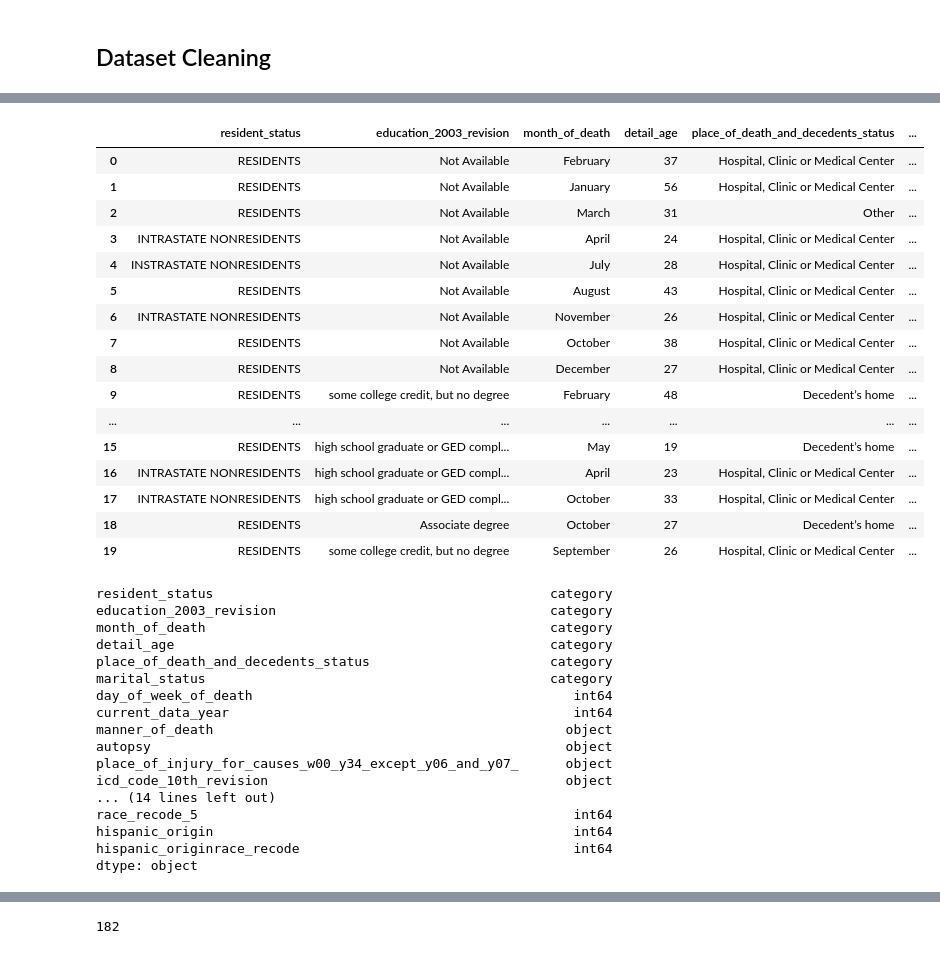
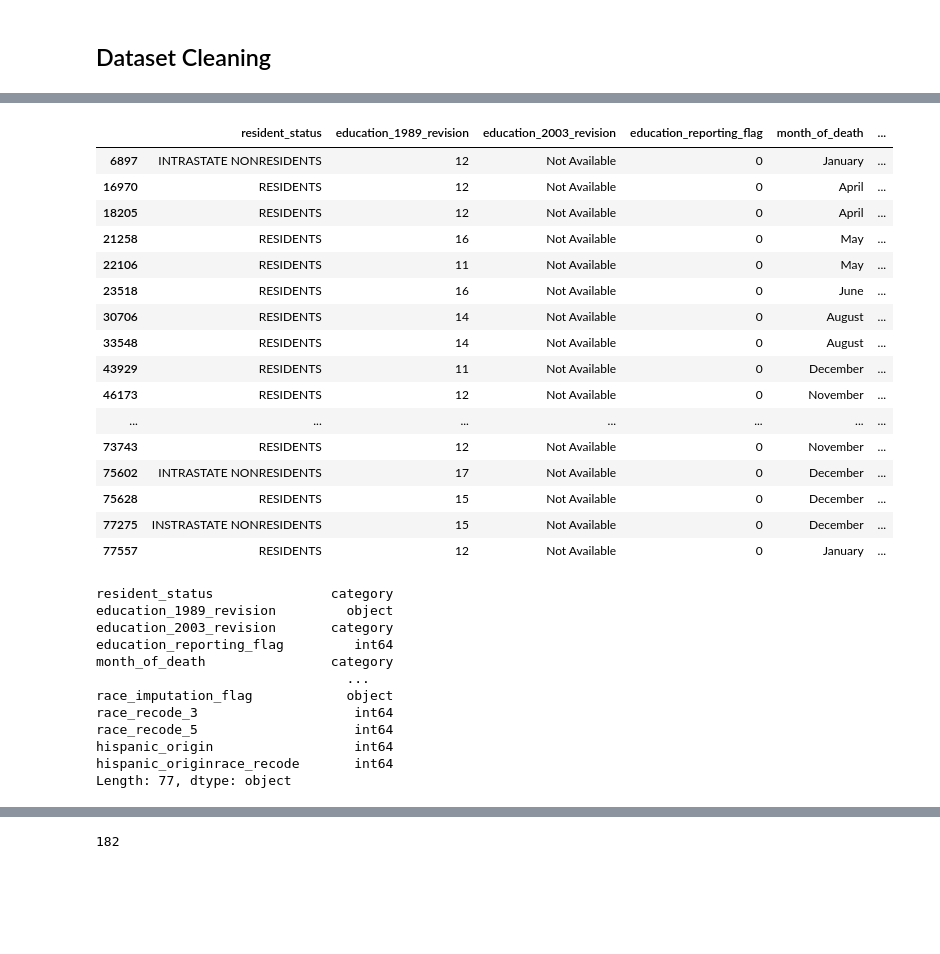
Before and after one commit to andrezafeu/maternal_mortality, a Jupyter notebook: maternal_mortality_in_the_usa.ipynb, the cells around one changed output, grey strips where cells are left out. Saved outputs shown, nothing was run; the diff lists cells and outputs as text; code cells hidden in the pictures; blank space fills up the shorter version.

```diff
--- a/maternal_mortality_in_the_usa.ipynb
+++ b/maternal_mortality_in_the_usa.ipynb
@@ -289,5 +209,5 @@ df_cleaned["resident_status"] = df_cleaned["resident_status"].replace(resident_s
 # %%
-df_cleaned["marital_status"] = df_cleaned["marital_status"].replace(marital_status_dict).astype('category')
+df["marital_status"] = df["marital_status"].replace(marital_status_dict).astype('category')
 # %%
 #number_of_entity_axis_conditions, entity_condition_1, entity_condition_2 are not present
 
@@ -352,6 +249,6 @@ _39_cause_recode_dict = {
     32 : "Pregnancy, childbirth and the puerperium",
     33 : "Certain conditions originating in the perinatal period"}
 # %%
-df_cleaned["358_cause_recode"] = df_cleaned["358_cause_recode"].replace(_358_cause_recode_dict).astype('category')
+df["358_cause_recode"] = df["358_cause_recode"].replace(_358_cause_recode_dict).astype('category')
 # %%
-df_cleaned["113_cause_recode"] = df_cleaned["113_cause_recode"].replace(_113_cause_recode_dict).astype('category')
+df["113_cause_recode"] = df["113_cause_recode"].replace(_113_cause_recode_dict).astype('category')
@@ -360,45 +255,40 @@ df_cleaned["130_infant_cause_recode"] = df_cleaned["130_infant_cause_recode"].re
 # %%
-df_cleaned["39_cause_recode"] = df_cleaned["39_cause_recode"].replace(_39_cause_recode_dict).astype('category')
+df["39_cause_recode"] = df["39_cause_recode"].replace(_39_cause_recode_dict).astype('category')
 # %%
-df_cleaned.head(20)
+df.head(20)
 # %% [output]
-|  | resident_status | education_2003_revision | month_of_death | detail_age | place_of_death_and_decedents_status | ... |
-| 0 | RESIDENTS | Not Available | February | 37 | Hospital, Clinic or Medical Center | ... |
-| 1 | RESIDENTS | Not Available | January | 56 | Hospital, Clinic or Medical Center | ... |
-| 2 | RESIDENTS | Not Available | March | 31 | Other | ... |
-| 3 | INTRASTATE NONRESIDENTS | Not Available | April | 24 | Hospital, Clinic or Medical Center | ... |
-| 4 | INSTRASTATE NONRESIDENTS | Not Available | July | 28 | Hospital, Clinic or Medical Center | ... |
-| 5 | RESIDENTS | Not Available | August | 43 | Hospital, Clinic or Medical Center | ... |
-| 6 | INTRASTATE NONRESIDENTS | Not Available | November | 26 | Hospital, Clinic or Medical Center | ... |
-| 7 | RESIDENTS | Not Available | October | 38 | Hospital, Clinic or Medical Center | ... |
-| 8 | RESIDENTS | Not Available | December | 27 | Hospital, Clinic or Medical Center | ... |
-| 9 | RESIDENTS | some college credit, but no degree | February | 48 | Decedent’s home | ... |
+|  | resident_status | education_1989_revision | education_2003_revision | education_reporting_flag | month_of_death | ... |
+| 6897 | INTRASTATE NONRESIDENTS | 12 | Not Available | 0 | January | ... |
+| 16970 | RESIDENTS | 12 | Not Available | 0 | April | ... |
+| 18205 | RESIDENTS | 12 | Not Available | 0 | April | ... |
+| 21258 | RESIDENTS | 16 | Not Available | 0 | May | ... |
+| 22106 | RESIDENTS | 11 | Not Available | 0 | May | ... |
+| 23518 | RESIDENTS | 16 | Not Available | 0 | June | ... |
+| 30706 | RESIDENTS | 14 | Not Available | 0 | August | ... |
+| 33548 | RESIDENTS | 14 | Not Available | 0 | August | ... |
+| 43929 | RESIDENTS | 11 | Not Available | 0 | December | ... |
+| 46173 | RESIDENTS | 12 | Not Available | 0 | November | ... |
 | ... | ... | ... | ... | ... | ... | ... |
-| 15 | RESIDENTS | high school graduate or GED compl... | May | 19 | Decedent’s home | ... |
-| 16 | INTRASTATE NONRESIDENTS | high school graduate or GED compl... | April | 23 | Hospital, Clinic or Medical Center | ... |
-| 17 | INTRASTATE NONRESIDENTS | high school graduate or GED compl... | October | 33 | Hospital, Clinic or Medical Center | ... |
-| 18 | RESIDENTS | Associate degree | October | 27 | Decedent’s home | ... |
-| 19 | RESIDENTS | some college credit, but no degree | September | 26 | Hospital, Clinic or Medical Center | ... |
+| 73743 | RESIDENTS | 12 | Not Available | 0 | November | ... |
+| 75602 | INTRASTATE NONRESIDENTS | 17 | Not Available | 0 | December | ... |
+| 75628 | RESIDENTS | 15 | Not Available | 0 | December | ... |
+| 77275 | INSTRASTATE NONRESIDENTS | 15 | Not Available | 0 | December | ... |
+| 77557 | RESIDENTS | 12 | Not Available | 0 | January | ... |
 # %%
-df_cleaned.dtypes
+df.dtypes
 # %% [output]
-resident_status                                           category
-education_2003_revision                                   category
-month_of_death                                            category
-detail_age                                                category
-place_of_death_and_decedents_status                       category
-marital_status                                            category
-day_of_week_of_death                                         int64
-current_data_year                                            int64
-manner_of_death                                             object
-autopsy                                                     object
-place_of_injury_for_causes_w00_y34_except_y06_and_y07_      object
-icd_code_10th_revision                                      object
-... (14 lines left out)
-race_recode_5                                                int64
-hispanic_origin                                              int64
-hispanic_originrace_recode                                   int64
-dtype: object
+resident_status               category
+education_1989_revision         object
+education_2003_revision       category
+education_reporting_flag         int64
+month_of_death                category
+                                ...
+race_imputation_flag            object
+race_recode_3                    int64
+race_recode_5                    int64
+hispanic_origin                  int64
+hispanic_originrace_recode       int64
+Length: 77, dtype: object
 # %%
 # record_condition_4 and record_condition_5 not present
 
```
Also changed, not shown: parts of 92 cells of this notebook, 3 other files.
